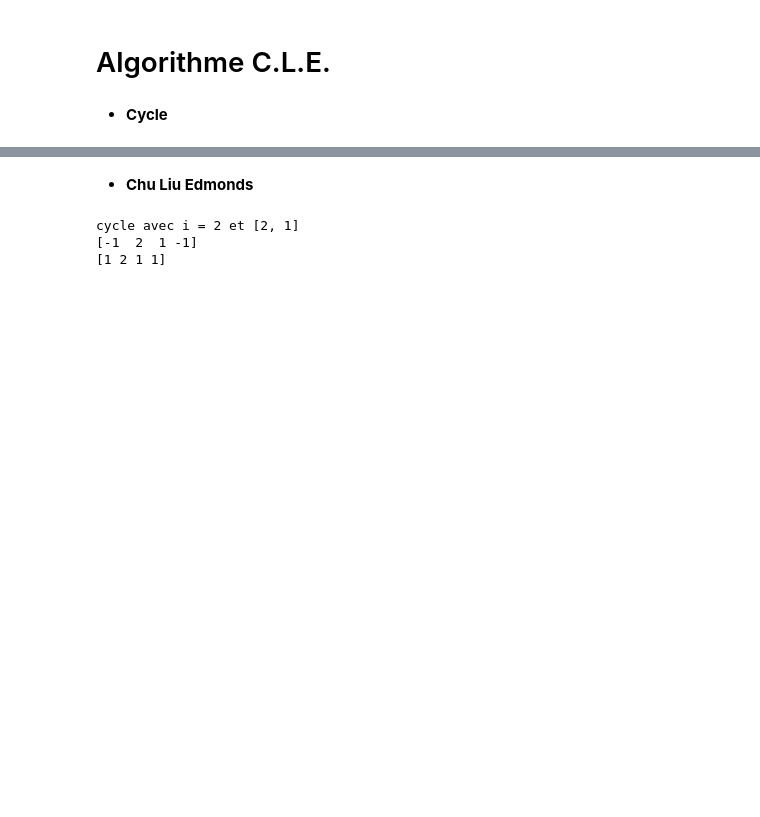
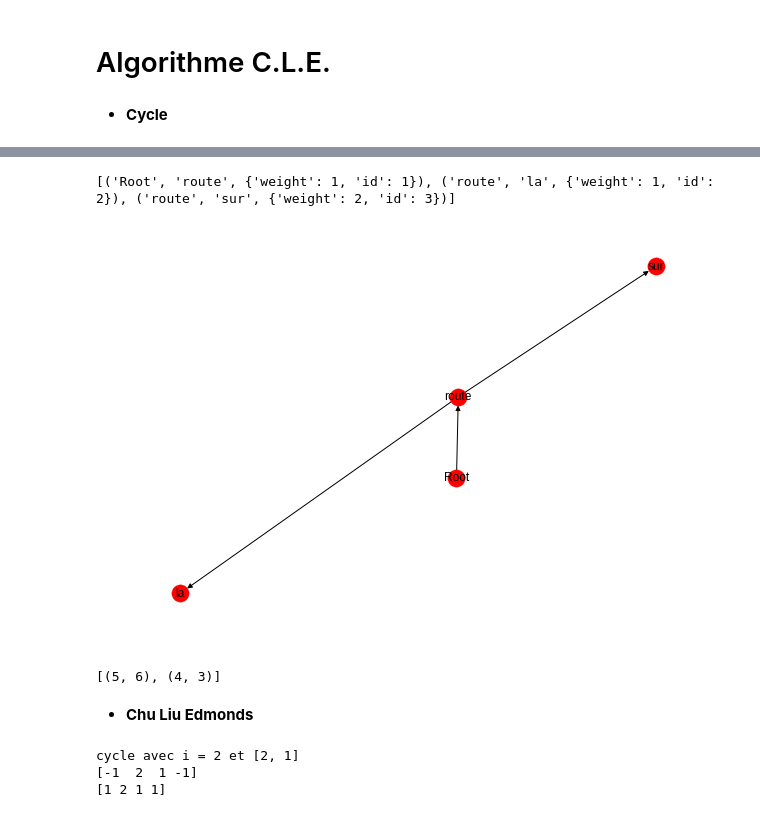
Before and after one commit to Sairei/TLNL, a Jupyter notebook: Chu_Liu_Edmonds.ipynb, the cells around one changed output, grey strips where cells are left out. Saved outputs shown, nothing was run; the diff lists cells and outputs as text; code cells hidden in the pictures; blank space fills up the shorter version.

```diff
--- a/Chu_Liu_Edmonds.ipynb
+++ b/Chu_Liu_Edmonds.ipynb
@@ -868,3 +1043,19 @@ def contain_cycle(tab, I, size):
+# %%
+Tree = CLE(G_test, ROOT)
+# %%
+nx.draw(Tree, with_labels=True)
+
+print(Tree.edges(data=True))
+# %% [output]
+[('Root', 'route', {'weight': 1, 'id': 1}), ('route', 'la', {'weight': 1, 'id': 2}), ('route', 'sur', {'weight': 2, 'id': 3})]
+[figure, added]
+# %%
+a= []
+a.append((5,6))
+a.append((4,3))
+a
+# %% [output]
+[(5, 6), (4, 3)]
 # %% [markdown]
 * **Chu Liu Edmonds**
 # %%
```
Also changed, not shown: parts of 5 cells of this notebook.
